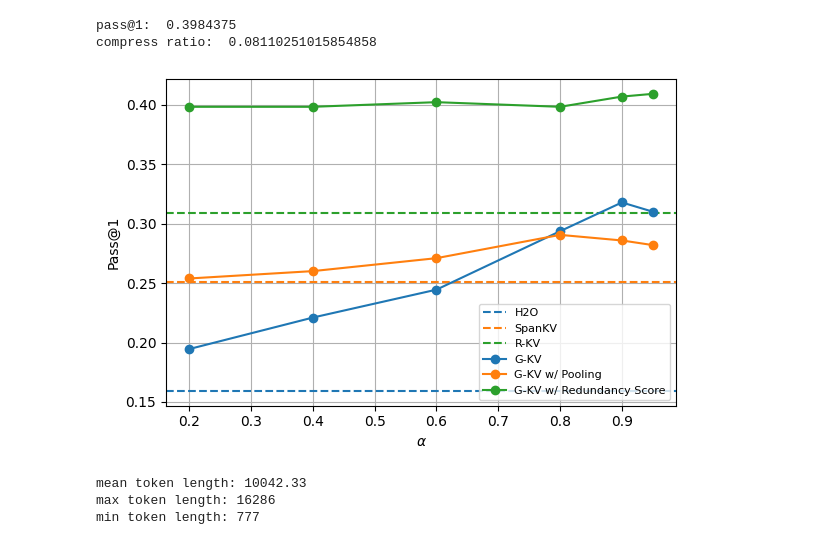
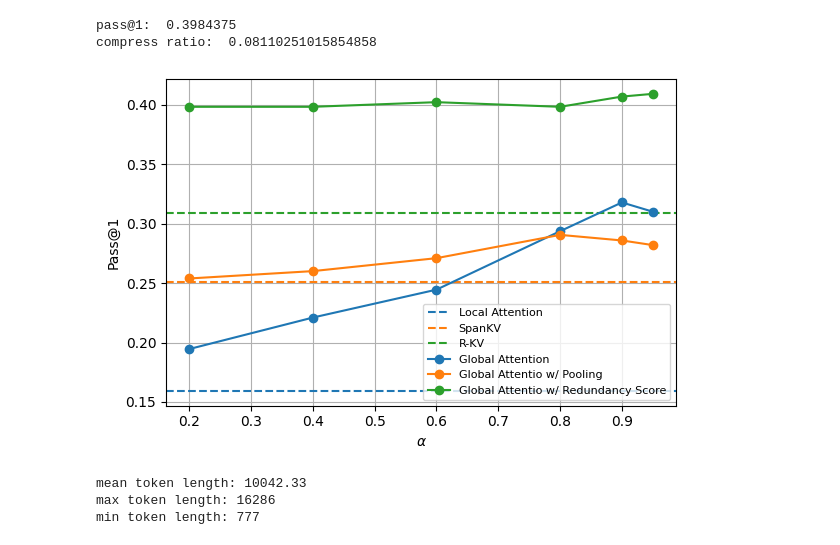
Before and after one commit to microsoft/G-KV, a Jupyter notebook: evaluate.ipynb, the cells around one changed output. Drawn from its saved outputs; the diff is of its cells as text; code cells hidden in the pictures.

```diff
--- a/evaluate.ipynb
+++ b/evaluate.ipynb
@@ -36,38 +36,38 @@ compress ratio:  0.08110251015854858
 import matplotlib.pyplot as plt
 
 # 数据
 alpha = [0, 0.2, 0.4, 0.6, 0.8, 0.9, 0.95]
 h2o_max = [0.1593, 0.1945, 0.2210, 0.2445, 0.2937, 0.3179, 0.3101]
 h2o_mean = [0.1593, 0.1906, 0.2421, 0.2476, 0.2515, 0.2585, 0.2656]
 spankv_max = [0.2507, 0.2539, 0.2601, 0.2710, 0.2906, 0.2859, 0.2820]
 rkv_max = [0.3093, 0.3984, 0.3984, 0.4023, 0.3984, 0.4070, 0.4093]
 
 colors = ["#1f77b4", "#ff7f0e", "#2ca02c", "#d62728", "#9467bd", "#8c564b", "#e377c2"]
 
 # 绘图
 plt.figure(figsize=(6, 4))
 
-plt.axhline(y=h2o_max[0], color=colors[0], linestyle="--", label="H2O")
+plt.axhline(y=h2o_max[0], color=colors[0], linestyle="--", label="Local Attention")
 plt.axhline(y=spankv_max[0], color=colors[1], linestyle="--", label="SpanKV")
 plt.axhline(y=rkv_max[0], color=colors[2], linestyle="--", label="R-KV")
 
-plt.plot(alpha[1:], h2o_max[1:], marker="o", label="G-KV")
-plt.plot(alpha[1:], spankv_max[1:], marker="o", label="G-KV w/ Pooling")
-plt.plot(alpha[1:], rkv_max[1:], marker="o", label="G-KV w/ Redundancy Score")
+plt.plot(alpha[1:], h2o_max[1:], marker="o", label="Global Attention")
+plt.plot(alpha[1:], spankv_max[1:], marker="o", label="Global Attentio w/ Pooling")
+plt.plot(alpha[1:], rkv_max[1:], marker="o", label="Global Attentio w/ Redundancy Score")
 
 # 图形设置
 # plt.title("Performance vs Alpha")
 plt.xlabel("$\\alpha$")
 plt.ylabel("Pass@1")
 plt.grid(True)
 plt.legend( fontsize=8)
 plt.tight_layout()
 plt.savefig("pdf/amc23_pass_at_1.pdf", format="pdf")
 
 # 显示图像
 plt.show()
 # %% [output]
-[figure, old version]
+[figure, new version]
 # %%
 # mean token length
 lens=[res[i]['output_tokens'] for i in range(len(res))]
```
Also changed, not shown: parts of 3 cells of this notebook, 5 other files.
